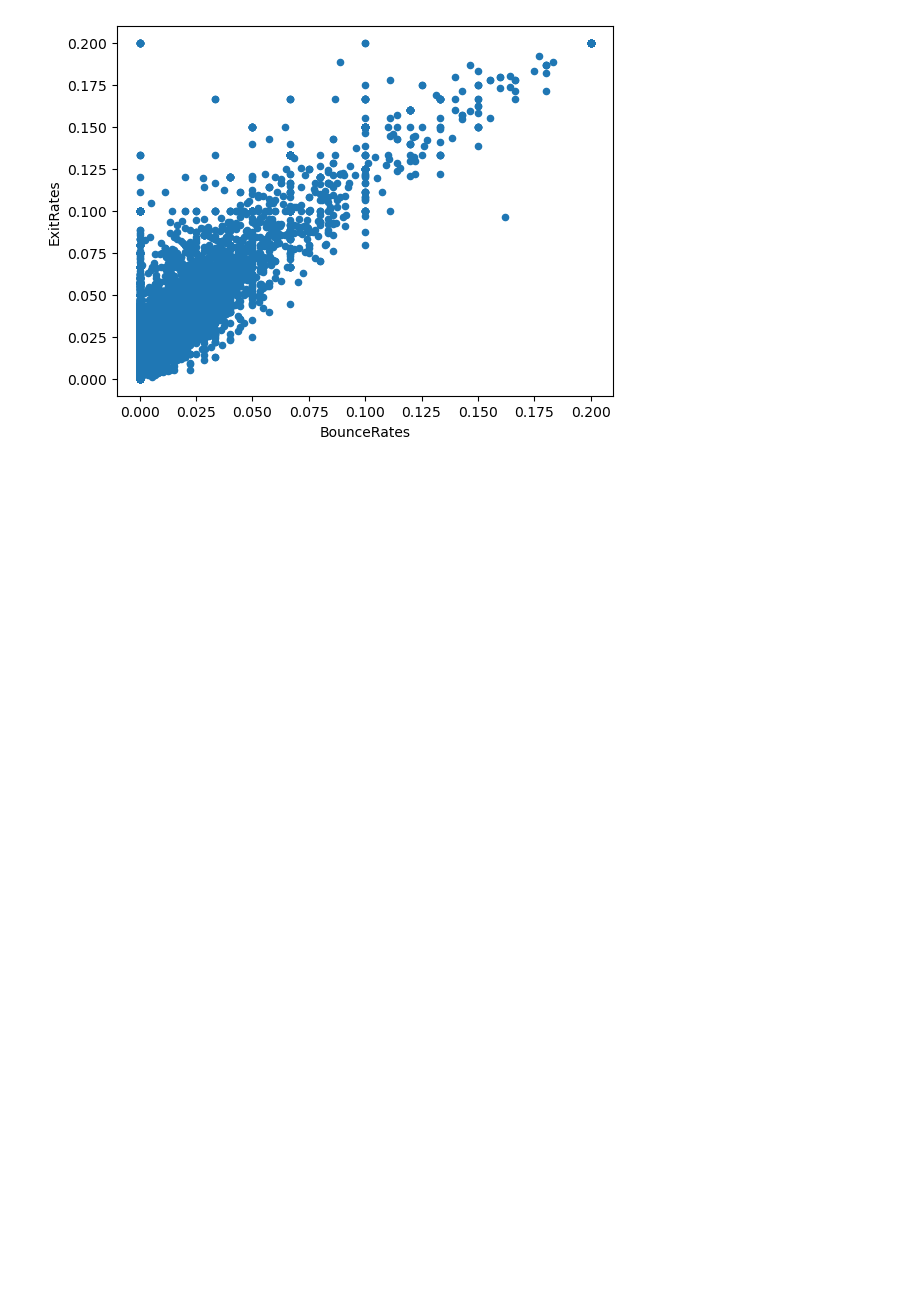
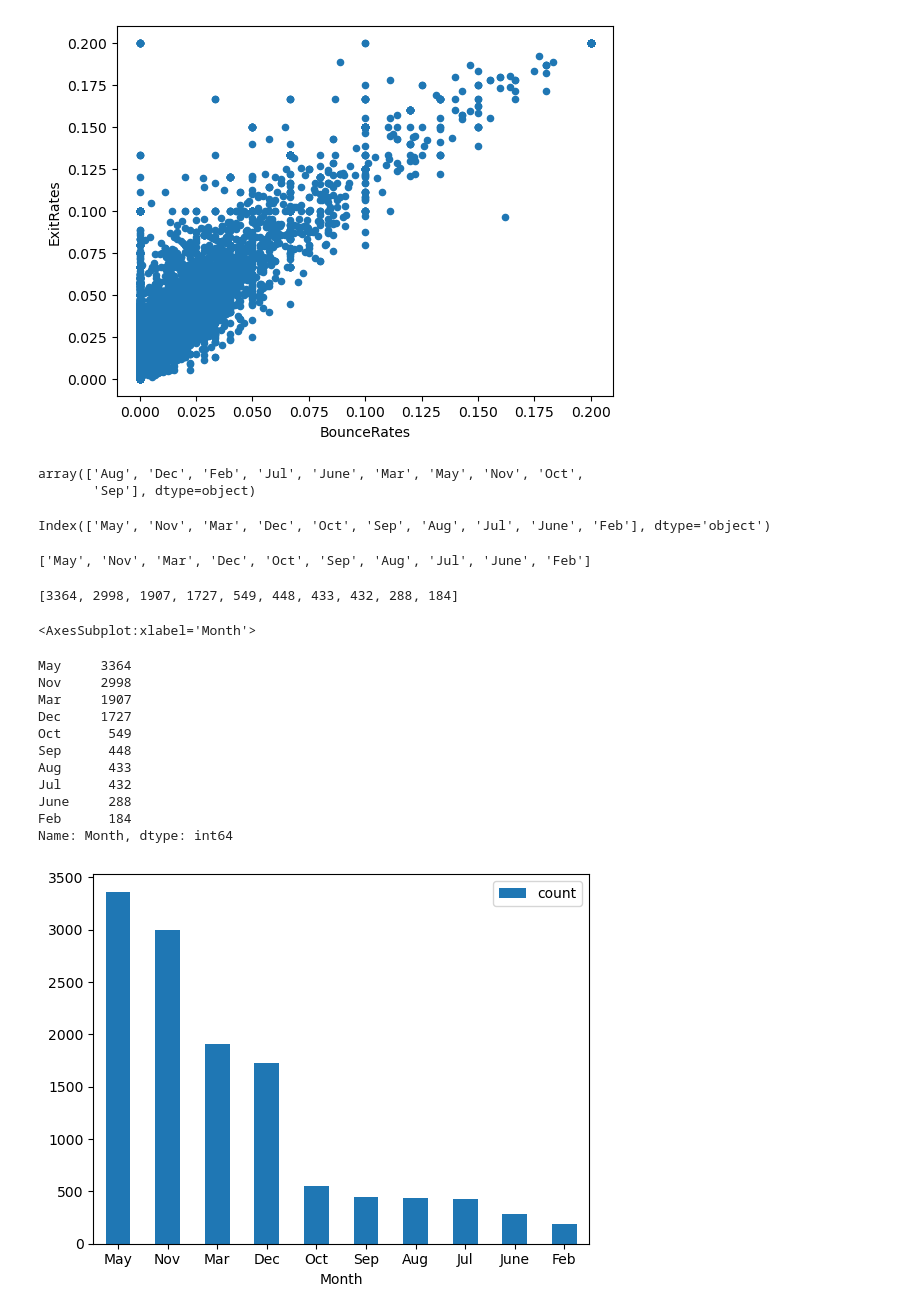
Before and after one commit to sararesta/ML-Homework, a Jupyter notebook: Margiotta_Resta_ML_HW.ipynb, the cells around one changed output. Drawn from its saved outputs; the diff is of its cells as text; code cells hidden in the pictures; blank space fills up the shorter version.

```diff
--- a/Margiotta_Resta_ML_HW.ipynb
+++ b/Margiotta_Resta_ML_HW.ipynb
@@ -58,3 +65,25 @@ online_shoppers.plot.scatter('BounceRates','ExitRates')
 [figure]
 [figure]
 [figure]
+# %%
+df = pd.DataFrame({'Month':list(online_shoppers['Month'].value_counts().index), 'count':list(online_shoppers['Month'].value_counts().values)})
+df.plot.bar(x='Month', y='count', rot=0)
+# %% [output]
+array(['Aug', 'Dec', 'Feb', 'Jul', 'June', 'Mar', 'May', 'Nov', 'Oct',
+       'Sep'], dtype=object)
+Index(['May', 'Nov', 'Mar', 'Dec', 'Oct', 'Sep', 'Aug', 'Jul', 'June', 'Feb'], dtype='object')
+['May', 'Nov', 'Mar', 'Dec', 'Oct', 'Sep', 'Aug', 'Jul', 'June', 'Feb']
+[3364, 2998, 1907, 1727, 549, 448, 433, 432, 288, 184]
+<AxesSubplot:xlabel='Month'>
+May     3364
+Nov     2998
+Mar     1907
+Dec     1727
+Oct      549
+Sep      448
+Aug      433
+Jul      432
+June     288
+Feb      184
+Name: Month, dtype: int64
+[figure, added]
```
Also changed, not shown: parts of 2 cells of this notebook.
